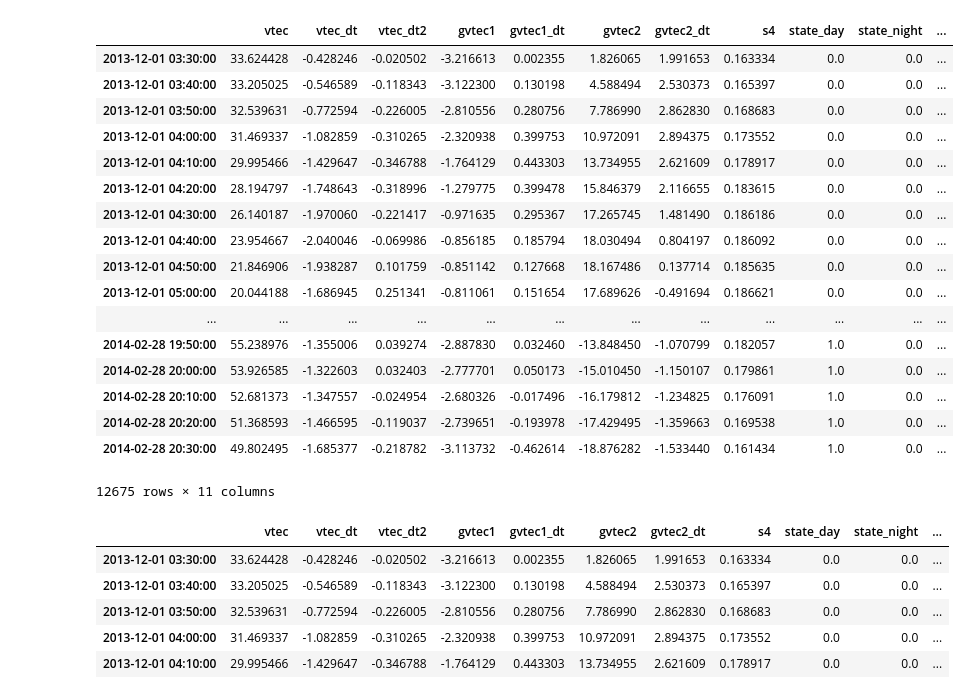
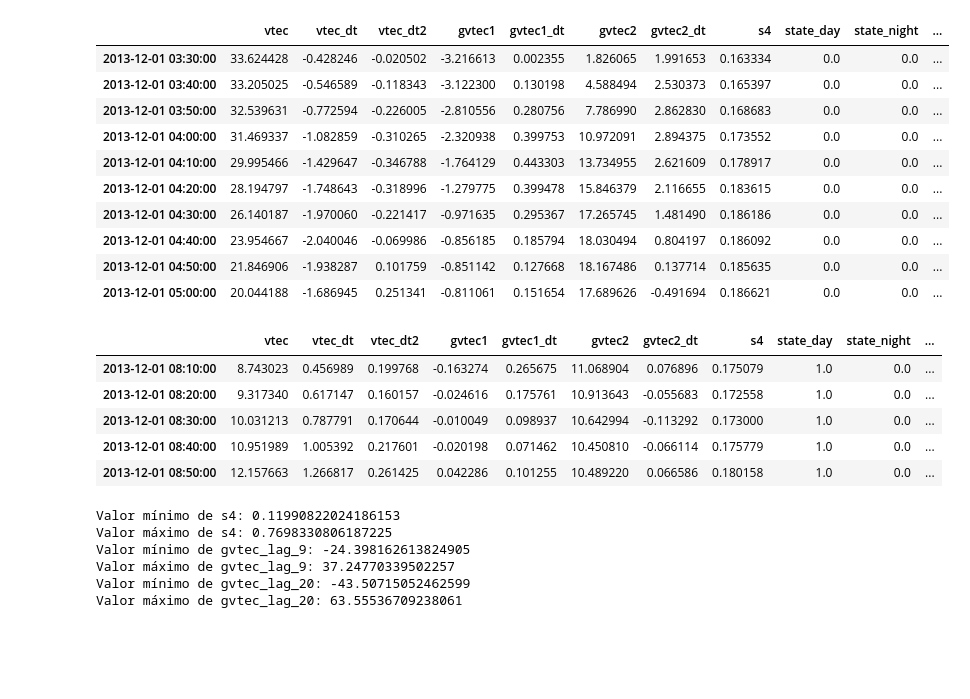
Before and after one commit to retiarus/correlation_vtec_s4, a Jupyter notebook: 08_update_analise_sj2_data.ipynb, the cells around one changed output. Drawn from its saved outputs; the diff is of its cells as text; code cells hidden in the pictures; blank space fills up the shorter version.

```diff
--- a/08_update_analise_sj2_data.ipynb
+++ b/08_update_analise_sj2_data.ipynb
@@ -50,39 +52,68 @@ for i in df.index.values:
 state_dawn = np.array(state_dawn)
 df['state_dawn'] = state_dawn
 # %%
-df
+df.head(10)
 # %% [output]
 |  | vtec | vtec_dt | vtec_dt2 | gvtec1 | gvtec1_dt | gvtec2 | gvtec2_dt | s4 | state_day | state_night | ... |
 | 2013-12-01 03:30:00 | 33.624428 | -0.428246 | -0.020502 | -3.216613 | 0.002355 | 1.826065 | 1.991653 | 0.163334 | 0.0 | 0.0 | ... |
 | 2013-12-01 03:40:00 | 33.205025 | -0.546589 | -0.118343 | -3.122300 | 0.130198 | 4.588494 | 2.530373 | 0.165397 | 0.0 | 0.0 | ... |
 | 2013-12-01 03:50:00 | 32.539631 | -0.772594 | -0.226005 | -2.810556 | 0.280756 | 7.786990 | 2.862830 | 0.168683 | 0.0 | 0.0 | ... |
 | 2013-12-01 04:00:00 | 31.469337 | -1.082859 | -0.310265 | -2.320938 | 0.399753 | 10.972091 | 2.894375 | 0.173552 | 0.0 | 0.0 | ... |
 | 2013-12-01 04:10:00 | 29.995466 | -1.429647 | -0.346788 | -1.764129 | 0.443303 | 13.734955 | 2.621609 | 0.178917 | 0.0 | 0.0 | ... |
 | 2013-12-01 04:20:00 | 28.194797 | -1.748643 | -0.318996 | -1.279775 | 0.399478 | 15.846379 | 2.116655 | 0.183615 | 0.0 | 0.0 | ... |
 | 2013-12-01 04:30:00 | 26.140187 | -1.970060 | -0.221417 | -0.971635 | 0.295367 | 17.265745 | 1.481490 | 0.186186 | 0.0 | 0.0 | ... |
 | 2013-12-01 04:40:00 | 23.954667 | -2.040046 | -0.069986 | -0.856185 | 0.185794 | 18.030494 | 0.804197 | 0.186092 | 0.0 | 0.0 | ... |
 | 2013-12-01 04:50:00 | 21.846906 | -1.938287 | 0.101759 | -0.851142 | 0.127668 | 18.167486 | 0.137714 | 0.185635 | 0.0 | 0.0 | ... |
 | 2013-12-01 05:00:00 | 20.044188 | -1.686945 | 0.251341 | -0.811061 | 0.151654 | 17.689626 | -0.491694 | 0.186621 | 0.0 | 0.0 | ... |
-| ... | ... | ... | ... | ... | ... | ... | ... | ... | ... | ... | ... |
-| 2014-02-28 19:50:00 | 55.238976 | -1.355006 | 0.039274 | -2.887830 | 0.032460 | -13.848450 | -1.070799 | 0.182057 | 1.0 | 0.0 | ... |
-| 2014-02-28 20:00:00 | 53.926585 | -1.322603 | 0.032403 | -2.777701 | 0.050173 | -15.010450 | -1.150107 | 0.179861 | 1.0 | 0.0 | ... |
-| 2014-02-28 20:10:00 | 52.681373 | -1.347557 | -0.024954 | -2.680326 | -0.017496 | -16.179812 | -1.234825 | 0.176091 | 1.0 | 0.0 | ... |
-| 2014-02-28 20:20:00 | 51.368593 | -1.466595 | -0.119037 | -2.739651 | -0.193978 | -17.429495 | -1.359663 | 0.169538 | 1.0 | 0.0 | ... |
-| 2014-02-28 20:30:00 | 49.802495 | -1.685377 | -0.218782 | -3.113732 | -0.462614 | -18.876282 | -1.533440 | 0.161434 | 1.0 | 0.0 | ... |
-12675 rows × 11 columns
 # %%
-gvtec1_dt_lag_9 = df['gvtec1'] -  df['gvtec1'].shift(9)
-smooth_signal(gvtec1_dt_lag_9)
-gvtec2_dt_lag_20 = df['gvtec2'] -  df['gvtec2'].shift(20)
+df['gvtec1_dt_lag_9'] = smooth_signal(df['gvtec1'] -  df['gvtec1'].shift(9))
+df['gvtec2_dt_lag_20'] = smooth_signal(df['gvtec2'] -  df['gvtec2'].shift(20))
 
 df = df.dropna()
 df.head()
 # %% [output]
 |  | vtec | vtec_dt | vtec_dt2 | gvtec1 | gvtec1_dt | gvtec2 | gvtec2_dt | s4 | state_day | state_night | ... |
-| 2013-12-01 03:30:00 | 33.624428 | -0.428246 | -0.020502 | -3.216613 | 0.002355 | 1.826065 | 1.991653 | 0.163334 | 0.0 | 0.0 | ... |
-| 2013-12-01 03:40:00 | 33.205025 | -0.546589 | -0.118343 | -3.122300 | 0.130198 | 4.588494 | 2.530373 | 0.165397 | 0.0 | 0.0 | ... |
-| 2013-12-01 03:50:00 | 32.539631 | -0.772594 | -0.226005 | -2.810556 | 0.280756 | 7.786990 | 2.862830 | 0.168683 | 0.0 | 0.0 | ... |
-| 2013-12-01 04:00:00 | 31.469337 | -1.082859 | -0.310265 | -2.320938 | 0.399753 | 10.972091 | 2.894375 | 0.173552 | 0.0 | 0.0 | ... |
-| 2013-12-01 04:10:00 | 29.995466 | -1.429647 | -0.346788 | -1.764129 | 0.443303 | 13.734955 | 2.621609 | 0.178917 | 0.0 | 0.0 | ... |
+| 2013-12-01 08:10:00 | 8.743023 | 0.456989 | 0.199768 | -0.163274 | 0.265675 | 11.068904 | 0.076896 | 0.175079 | 1.0 | 0.0 | ... |
+| 2013-12-01 08:20:00 | 9.317340 | 0.617147 | 0.160157 | -0.024616 | 0.175761 | 10.913643 | -0.055683 | 0.172558 | 1.0 | 0.0 | ... |
+| 2013-12-01 08:30:00 | 10.031213 | 0.787791 | 0.170644 | -0.010049 | 0.098937 | 10.642994 | -0.113292 | 0.173000 | 1.0 | 0.0 | ... |
+| 2013-12-01 08:40:00 | 10.951989 | 1.005392 | 0.217601 | -0.020198 | 0.071462 | 10.450810 | -0.066114 | 0.175779 | 1.0 | 0.0 | ... |
+| 2013-12-01 08:50:00 | 12.157663 | 1.266817 | 0.261425 | 0.042286 | 0.101255 | 10.489220 | 0.066586 | 0.180158 | 1.0 | 0.0 | ... |
 # %%
 df.to_pickle('./data/sj2_analise_update.pkl')
+# %%
+# to s4 data
+value_min_s4 = df['s4'].min()
+value_max_s4 = df['s4'].max()
+
+print('Valor mínimo de s4:', value_min_s4)
+print('Valor máximo de s4:', value_max_s4)
+
+scale_s4 = Scale(value_min_s4, value_max_s4)
+s4_scale = pd.Series(scale_s4(df['s4'].values.ravel()), index=df.index)
+
+# to gvtec_lag_9 data
+value_min_gvtec_lag_9 = df['gvtec1_dt_lag_9'].min()
+value_max_gvtec_lag_9 = df['gvtec1_dt_lag_9'].max()
+
+print('Valor mínimo de gvtec_lag_9:', value_min_gvtec_lag_9)
+print('Valor máximo de gvtec_lag_9:', value_max_gvtec_lag_9)
+
+scale_gvtec_lag_9 = Scale(value_min_gvtec_lag_9, value_max_gvtec_lag_9)
+gvtec_lag_9_scale = pd.Series(scale_gvtec_lag_9(df['gvtec1_dt_lag_9'].values.ravel()), index=df.index)
+
+# to gvtec_lag_20 data
+value_min_gvtec_lag_20 = df['gvtec2_dt_lag_20'].min()
+value_max_gvtec_lag_20 = df['gvtec2_dt_lag_20'].max()
+
+print('Valor mínimo de gvtec_lag_20:', value_min_gvtec_lag_20)
+print('Valor máximo de gvtec_lag_20:', value_max_gvtec_lag_20)
+
+scale_gvtec_lag_20 = Scale(value_min_gvtec_lag_20, value_max_gvtec_lag_20)
+gvtec_lag_20_scale = pd.Series(scale_gvtec_lag_20(df['gvtec2_dt_lag_20'].values.ravel()), index=df.index)
+# %% [output]
+Valor mínimo de s4: 0.11990822024186153
+Valor máximo de s4: 0.7698330806187225
+Valor mínimo de gvtec_lag_9: -24.398162613824905
+Valor máximo de gvtec_lag_9: 37.24770339502257
+Valor mínimo de gvtec_lag_20: -43.50715052462599
+Valor máximo de gvtec_lag_20: 63.55536709238061
```
Also changed, not shown: parts of 3 cells of this notebook, 2 other files.
